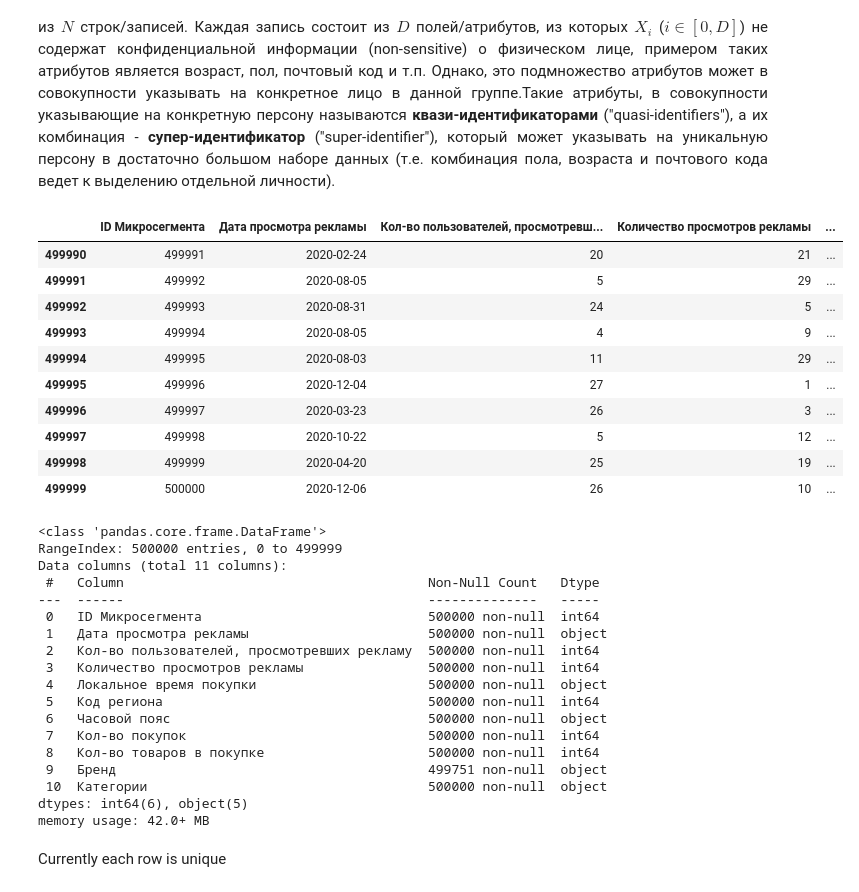
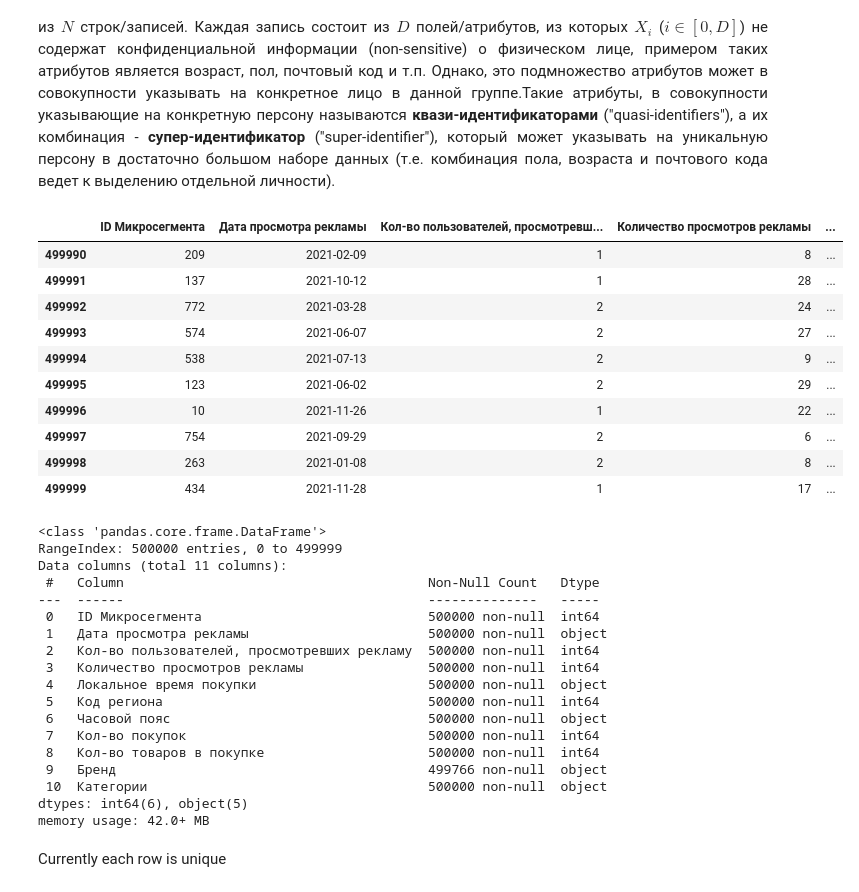
Before and after one commit to bestonly125/k-anonymity, a Jupyter notebook: K_Anonymity_C1.ipynb, the cells around one changed output. Drawn from its saved outputs; the diff is of its cells as text; code cells hidden in the pictures.

```diff
--- a/K_Anonymity_C1.ipynb
+++ b/K_Anonymity_C1.ipynb
@@ -4,21 +4,22 @@
 # %%
 import pandas as pd
 from collections import Counter
 from openpyxl import Workbook
-df = pd.read_excel("marketing_case_v.0.7.xlsx", sheet_name="C1", engine = 'openpyxl')
+table_name = "marketing_case_v.0.5.3.xlsx"
+df = pd.read_excel(table_name, sheet_name="C1", engine = 'openpyxl')
 df.tail(10)
 # %% [output]
 |  | ID Микросегмента | Дата просмотра рекламы | Кол-во пользователей, просмотревш... | Количество просмотров рекламы | ... |
-| 499990 | 499991 | 2020-02-24 | 20 | 21 | ... |
-| 499991 | 499992 | 2020-08-05 | 5 | 29 | ... |
-| 499992 | 499993 | 2020-08-31 | 24 | 5 | ... |
-| 499993 | 499994 | 2020-08-05 | 4 | 9 | ... |
-| 499994 | 499995 | 2020-08-03 | 11 | 29 | ... |
-| 499995 | 499996 | 2020-12-04 | 27 | 1 | ... |
-| 499996 | 499997 | 2020-03-23 | 26 | 3 | ... |
-| 499997 | 499998 | 2020-10-22 | 5 | 12 | ... |
-| 499998 | 499999 | 2020-04-20 | 25 | 19 | ... |
-| 499999 | 500000 | 2020-12-06 | 26 | 10 | ... |
+| 499990 | 209 | 2021-02-09 | 1 | 8 | ... |
+| 499991 | 137 | 2021-10-12 | 1 | 28 | ... |
+| 499992 | 772 | 2021-03-28 | 2 | 24 | ... |
+| 499993 | 574 | 2021-06-07 | 2 | 27 | ... |
+| 499994 | 538 | 2021-07-13 | 2 | 9 | ... |
+| 499995 | 123 | 2021-06-02 | 2 | 29 | ... |
+| 499996 | 10 | 2021-11-26 | 1 | 22 | ... |
+| 499997 | 754 | 2021-09-29 | 2 | 6 | ... |
+| 499998 | 263 | 2021-01-08 | 2 | 8 | ... |
+| 499999 | 434 | 2021-11-28 | 1 | 17 | ... |
 # %%
 df.info()
 # %% [output]
@@ -36,7 +37,7 @@ Data columns (total 11 columns):
  6   Часовой пояс                                 500000 non-null  object
  7   Кол-во покупок                               500000 non-null  int64
  8   Кол-во товаров в покупке                     500000 non-null  int64
- 9   Бренд                                        499751 non-null  object
+ 9   Бренд                                        499766 non-null  object
  10  Категории                                    500000 non-null  object
 dtypes: int64(6), object(5)
 memory usage: 42.0+ MB
```
Also changed, not shown: parts of 6 cells of this notebook, 7 other files.
